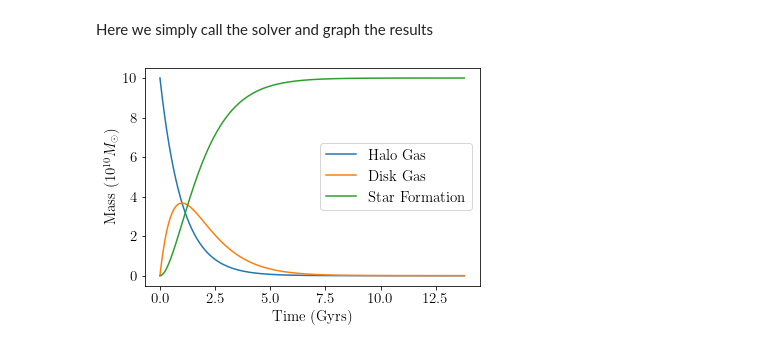
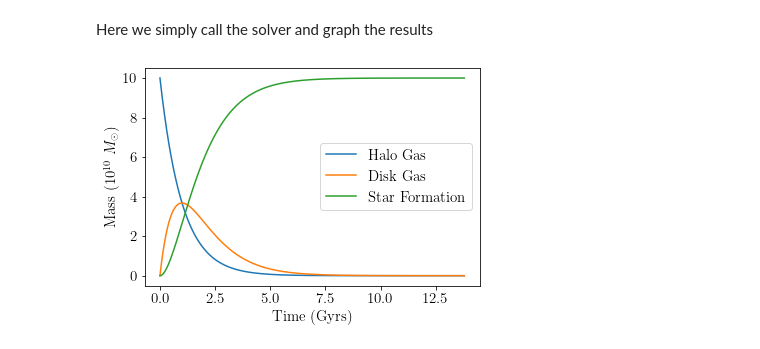
Before and after one commit to jaadt7/Newton_Raphson, a Jupyter notebook: newton_raphson.ipynb, the cells around one changed output. Saved outputs shown, nothing was run; the diff lists cells and outputs as text; code cells hidden in the pictures.

```diff
--- a/newton_raphson.ipynb
+++ b/newton_raphson.ipynb
@@ -284,18 +284,18 @@ Here we simply call the solver and graph the results
 # %%
 m_hg,m_dg,m_sf,t = newt_raph_solver(A,m_hg,m_dg,m_sf,m_hg_dt,m_dg_dt,m_sf_dt,t,dt,t_sf,t_infall,n_tot,tol)
 
 # plotting options
 plt.rc('text', usetex=True)
 plt.rc('font', family='serif')
 plt.rcParams['font.size'] = 15
 
 plt.plot(t/1e+9,m_hg/1e+10,label = 'Halo Gas')
 plt.plot(t/1e+9,m_dg/1e+10,label = 'Disk Gas')
 plt.plot(t/1e+9,m_sf/1e+10,label = 'Star Formation')
 
 plt.xlabel('Time (Gyrs)')
-plt.ylabel(r'Mass $(10^{10} M_{\odot}$)')
+plt.ylabel(r'Mass ($10^{10}$ $M_{\odot}$)')
 plt.legend()
 plt.show()
 # %% [output]
-[figure, old version]
+[figure, new version]
```
